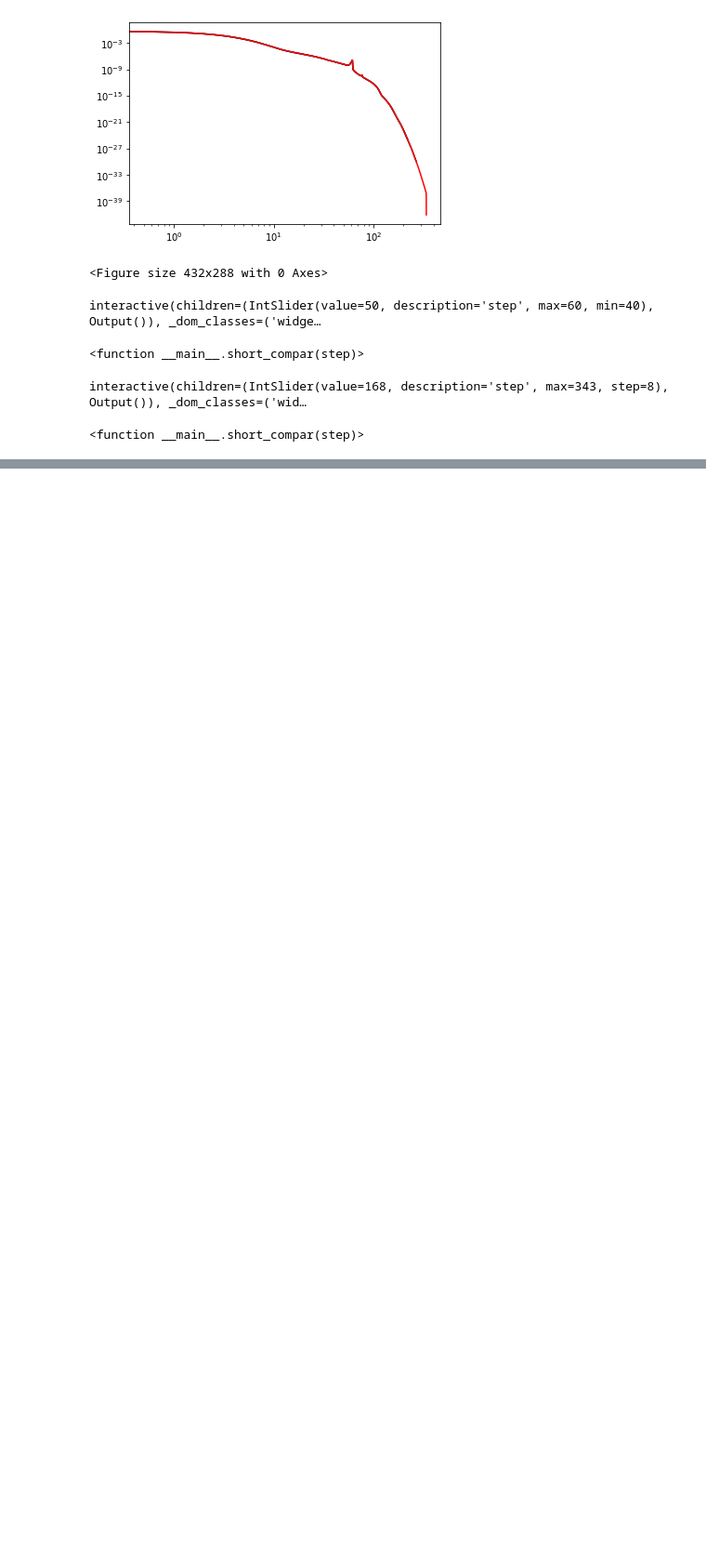
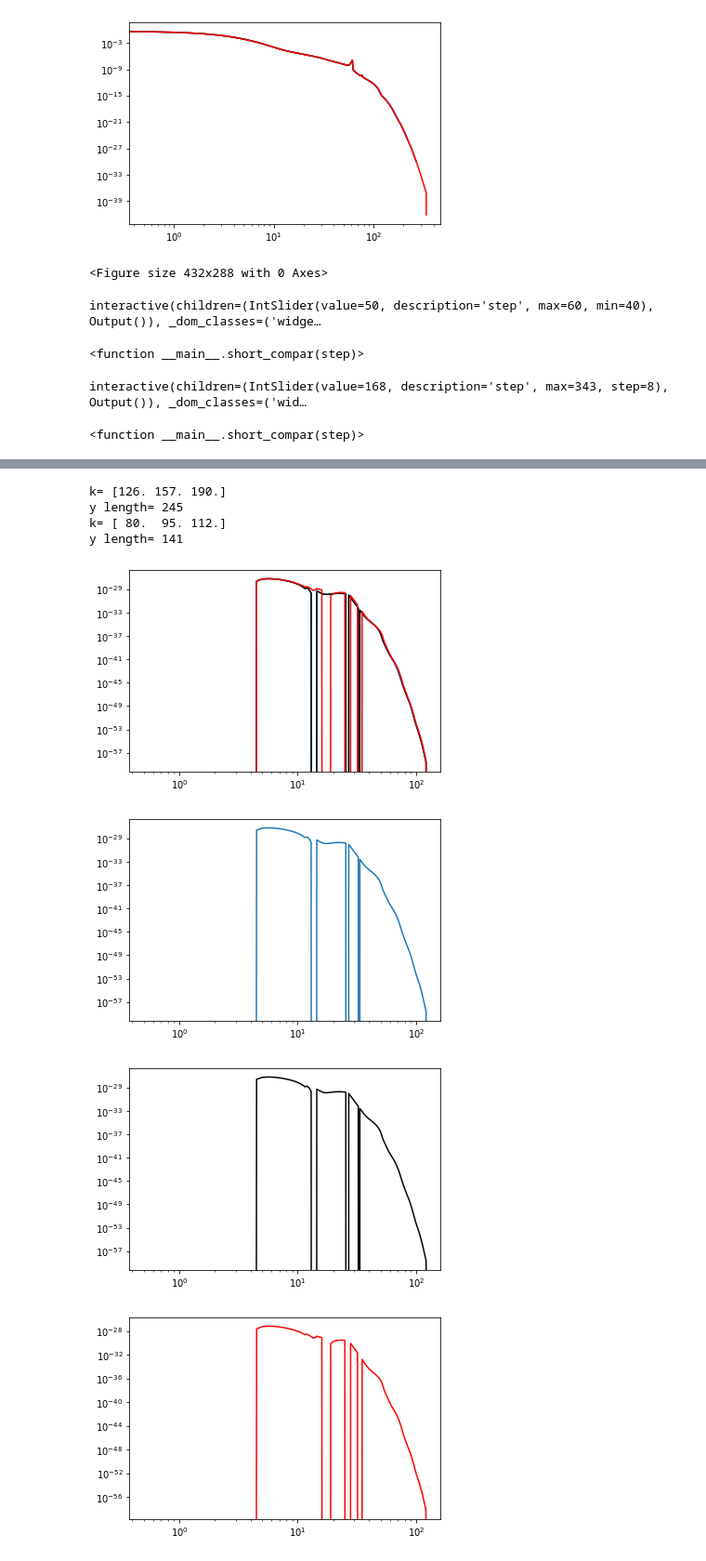
Before and after one commit to nuLABatUSD/scatter_sterile_decay, a Jupyter notebook: Test_Run.ipynb, the cells around one changed output, grey strips where cells are left out. Shown at 93% size. Saved outputs shown, nothing was run; the diff lists cells and outputs as text; code cells hidden in the pictures; blank space fills up the shorter version.

Commit message:
comparing collision c_round

```diff
--- a/Test_Run.ipynb
+++ b/Test_Run.ipynb
@@ -802,0 +864,11 @@ interactive(children=(IntSlider(value=168, description='step', max=343, step=8),
+# %%
+collision_compar(60)
+# %% [output]
+k= [126. 157. 190.]
+y length= 245
+k= [ 80.  95. 112.]
+y length= 141
+[figure, added]
+[figure, added]
+[figure, added]
+[figure, added]
```
Also changed, not shown: parts of 4 cells of this notebook.
